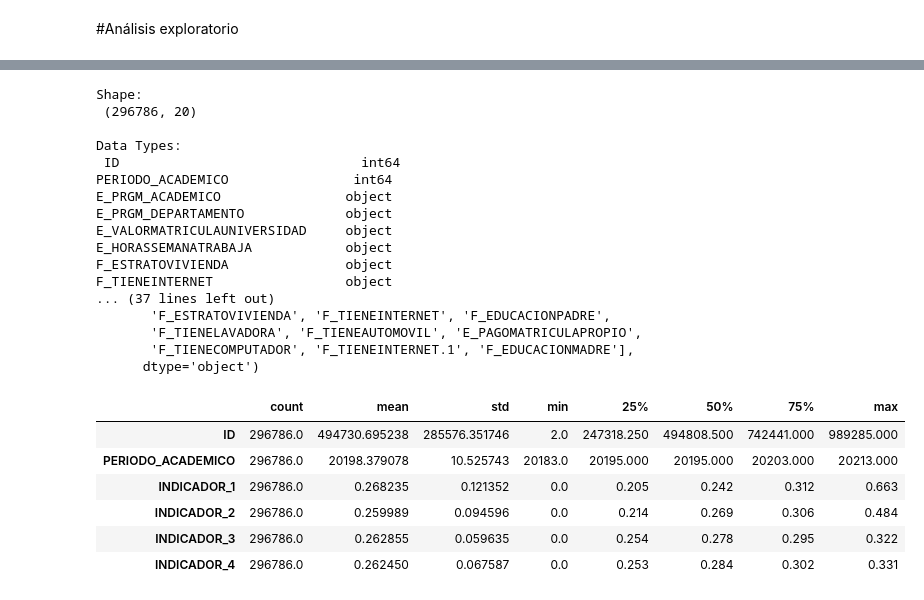
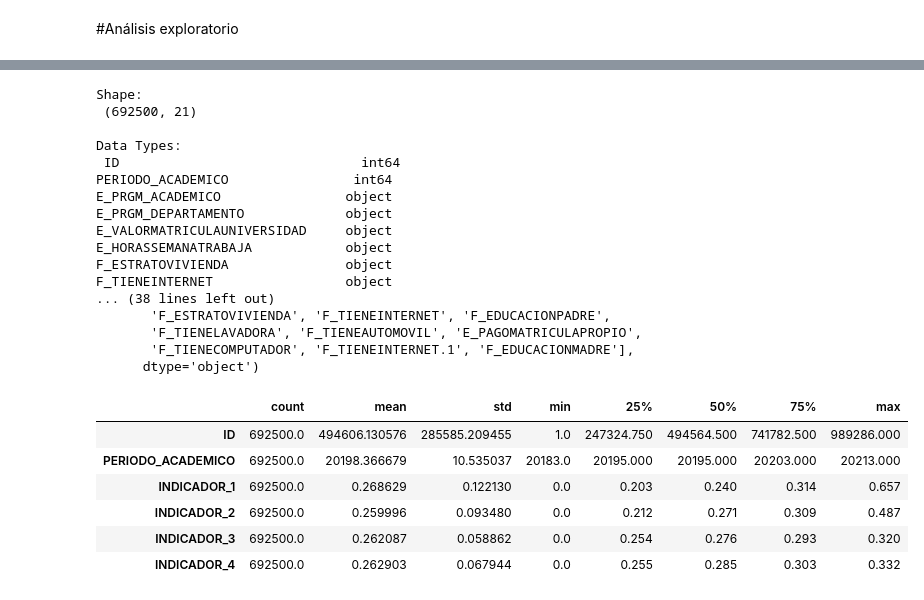
Before and after one commit to Pauladrea03/Entrega1_IA, a Jupyter notebook: 01 - exploración.ipynb, the cells around one changed output, grey strips where cells are left out. Saved outputs shown, nothing was run; the diff lists cells and outputs as text; code cells hidden in the pictures.

```diff
--- a/01 - exploración.ipynb
+++ b/01 - exploración.ipynb
@@ -53,7 +53,7 @@ Archive:  udea-ai-4-eng-20252-pruebas-saber-pro-colombia.zip
   inflating: test.csv
   inflating: train.csv
 # %%
-df_test=pd.read_csv('test.csv')
+df_train=pd.read_csv('train.csv')
 # %% [markdown]
 #Análisis exploratorio
 # %%
@@ -78,39 +78,39 @@ def visual_check(df):
     print('Data Types:\n', df.dtypes,'\n\n')
 
     df_colum_duplicated=df.columns.duplicated()
     print("Columnas duplicadas:\n",df_colum_duplicated,'\n\n')
 
     df_fil_duplicated=df.duplicated()
     print("Filas duplicadas:\n",df_fil_duplicated,'\n\n')
 
     df_colum_faltantes=df.columns[df.isnull().any()]
     print("Datos faltantes por columnas:\n",df_colum_faltantes,'\n\n')
 
     display(df.describe().T)
 
-visual_check(df_test)
+visual_check(df_train)
 # %% [output]
 Shape:
- (296786, 20)
+ (692500, 21)
 
 Data Types:
  ID                               int64
 PERIODO_ACADEMICO                int64
 E_PRGM_ACADEMICO                object
 E_PRGM_DEPARTAMENTO             object
 E_VALORMATRICULAUNIVERSIDAD     object
 E_HORASSEMANATRABAJA            object
 F_ESTRATOVIVIENDA               object
 F_TIENEINTERNET                 object
-... (37 lines left out)
+... (38 lines left out)
        'F_ESTRATOVIVIENDA', 'F_TIENEINTERNET', 'F_EDUCACIONPADRE',
        'F_TIENELAVADORA', 'F_TIENEAUTOMOVIL', 'E_PAGOMATRICULAPROPIO',
        'F_TIENECOMPUTADOR', 'F_TIENEINTERNET.1', 'F_EDUCACIONMADRE'],
       dtype='object')
 |  | count | mean | std | min | 25% | 50% | 75% | max |
-| ID | 296786.0 | 494730.695238 | 285576.351746 | 2.0 | 247318.250 | 494808.500 | 742441.000 | 989285.000 |
-| PERIODO_ACADEMICO | 296786.0 | 20198.379078 | 10.525743 | 20183.0 | 20195.000 | 20195.000 | 20203.000 | 20213.000 |
-| INDICADOR_1 | 296786.0 | 0.268235 | 0.121352 | 0.0 | 0.205 | 0.242 | 0.312 | 0.663 |
-| INDICADOR_2 | 296786.0 | 0.259989 | 0.094596 | 0.0 | 0.214 | 0.269 | 0.306 | 0.484 |
-| INDICADOR_3 | 296786.0 | 0.262855 | 0.059635 | 0.0 | 0.254 | 0.278 | 0.295 | 0.322 |
-| INDICADOR_4 | 296786.0 | 0.262450 | 0.067587 | 0.0 | 0.253 | 0.284 | 0.302 | 0.331 |
+| ID | 692500.0 | 494606.130576 | 285585.209455 | 1.0 | 247324.750 | 494564.500 | 741782.500 | 989286.000 |
+| PERIODO_ACADEMICO | 692500.0 | 20198.366679 | 10.535037 | 20183.0 | 20195.000 | 20195.000 | 20203.000 | 20213.000 |
+| INDICADOR_1 | 692500.0 | 0.268629 | 0.122130 | 0.0 | 0.203 | 0.240 | 0.314 | 0.657 |
+| INDICADOR_2 | 692500.0 | 0.259996 | 0.093480 | 0.0 | 0.212 | 0.271 | 0.309 | 0.487 |
+| INDICADOR_3 | 692500.0 | 0.262087 | 0.058862 | 0.0 | 0.254 | 0.276 | 0.293 | 0.320 |
+| INDICADOR_4 | 692500.0 | 0.262903 | 0.067944 | 0.0 | 0.255 | 0.285 | 0.303 | 0.332 |
```
Also changed, not shown: parts of 14 cells of this notebook.
